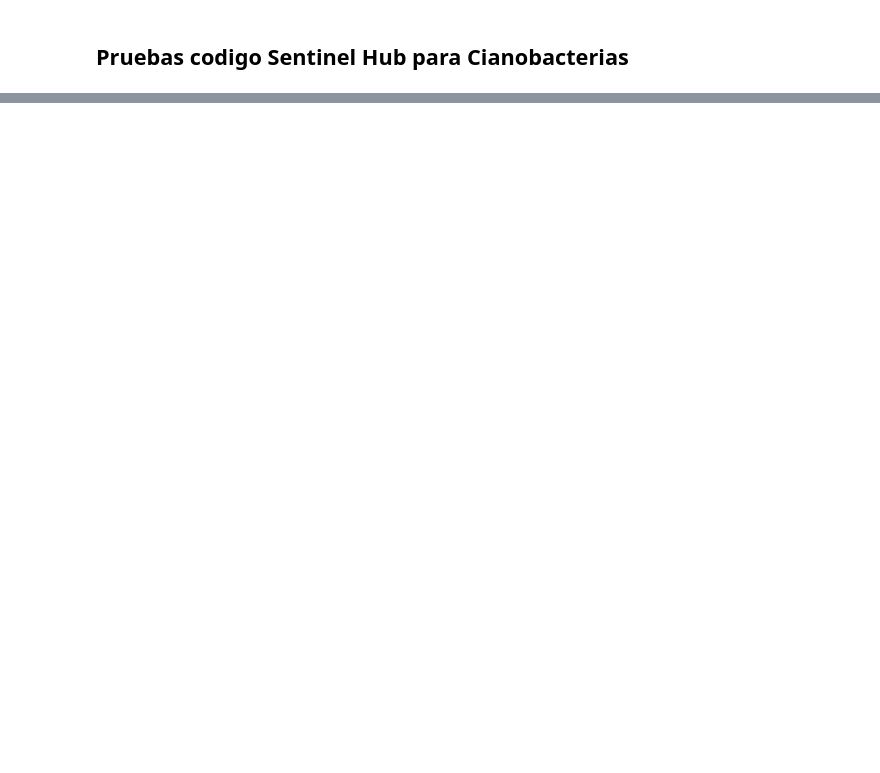
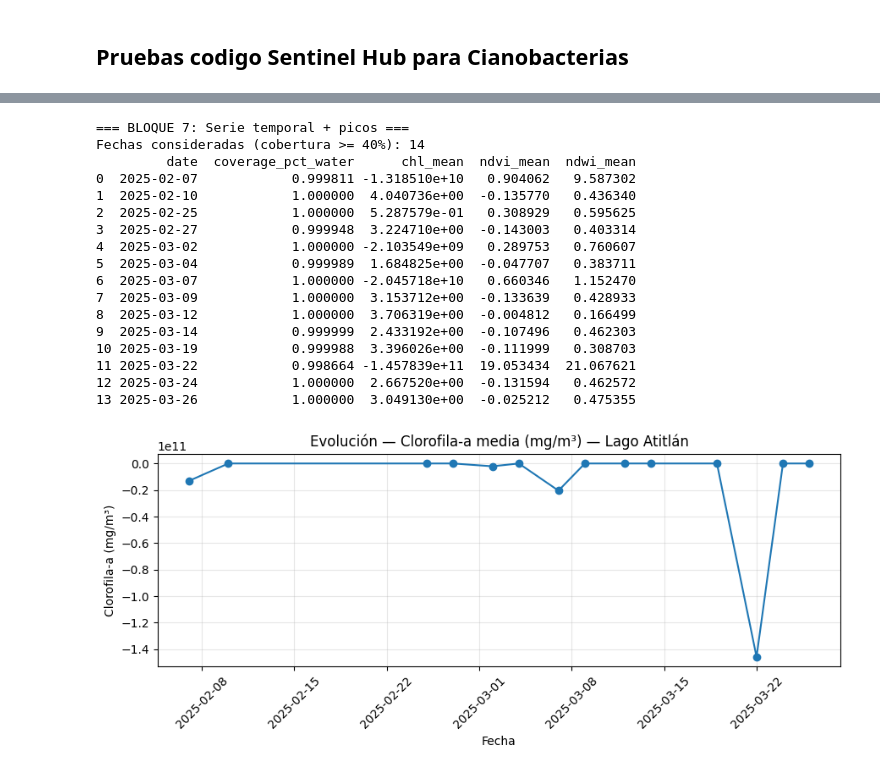
Before and after one commit to SebasJuarez/DS-Collection, a Jupyter notebook: Geoespacial.ipynb, the cells around one changed output, grey strips where cells are left out. Saved outputs shown, nothing was run; the diff lists cells and outputs as text; code cells hidden in the pictures; blank space fills up the shorter version.

```diff
--- a/Geoespacial.ipynb
+++ b/Geoespacial.ipynb
@@ -232,0 +567,20 @@ Authenticated using refresh token.
+# %%
+print("=== BLOQUE 6: Tabla + checks ===")
+df = pd.DataFrame(rows).sort_values("date")
+for col in ["coverage_pct_water","chl_mean","ndvi_mean","ndwi_mean","chl_median","chl_p95","valid_px"]:
+    if col not in df.columns:
+        df[col] = np.nan
+
+print("Primeras filas:")
+print(df.head(5).to_string(index=False))
+
+if "error" in df.columns and df["error"].notna().any():
+    print("\nErrores por fecha:")
+    print(df.loc[df["error"].notna(), ["date","error"]].to_string(index=False))
+else:
+    print("\nSin errores reportados en fechas.")
+
+print("\nResumen cobertura:")
+print(df[["coverage_pct_water"]].describe())
+
+df.to_csv("atitlan_indices_todas_las_fechas.csv", index=False)
@@ -232,0 +605,60 @@ Authenticated using refresh token.
+# %%
+print("=== BLOQUE 7: Serie temporal + picos ===")
+df_good = df[df["coverage_pct_water"].fillna(0) >= COVERAGE_THRESHOLD].copy()
+
+if df_good.empty:
+    print(f"⚠️ No hay fechas con cobertura >= {COVERAGE_THRESHOLD:.0%}. "
+          "Prueba bajar temporalmente el umbral o revisa SCL/fechas.")
+else:
+    print(f"Fechas consideradas (cobertura >= {COVERAGE_THRESHOLD:.0%}): {len(df_good)}")
+    print(df_good[["date","coverage_pct_water","chl_mean","ndvi_mean","ndwi_mean"]])
+
+    df_good.to_csv("atitlan_indices_temporales.csv", index=False)
+
+    plt.figure(figsize=(9,4))
+    plt.plot(df_good["date"], df_good["chl_mean"], marker="o")
+    plt.title("Evolución — Clorofila-a media (mg/m³) — Lago Atitlán")
+    plt.xlabel("Fecha"); plt.ylabel("Clorofila-a (mg/m³)")
+    plt.grid(True, alpha=0.3); plt.xticks(rotation=45); plt.tight_layout()
+    plt.show()
+    plt.savefig("atitlan_serie_chl.png", dpi=200)
+
+    df_good = df_good.sort_values("date")
+    plt.figure(figsize=(9,4))
+    plt.plot(df_good["date"], df_good["chl_mean"], marker="o", label="Diaria")
+    plt.plot(df_good["date"], df_good["chl_mean"].rolling(3, min_periods=1).mean(), label="Media móvil(3)")
+    plt.title("Evolución — Clorofila-a (media móvil)")
+    plt.xlabel("Fecha"); plt.ylabel("Clorofila-a (mg/m³)")
+    plt.grid(True, alpha=0.3); plt.legend(); plt.xticks(rotation=45); plt.tight_layout()
+    plt.show()
+    plt.savefig("atitlan_serie_chl_movil.png", dpi=200)
+
+    plt.figure(figsize=(9,4))
+    plt.plot(df_good["date"], df_good["chl_mean"], marker="o")
+    plt.title("Evolución — Clorofila-a media (mg/m³) — Lago Atitlán")
+    plt.xlabel("Fecha"); plt.ylabel("Clorofila-a (mg/m³)")
+    plt.grid(True, alpha=0.3); plt.xticks(rotation=45); plt.tight_layout()
+    plt.show()
+
+    top_peaks = df_good.nlargest(3, "chl_mean")[["date","chl_mean","coverage_pct_water"]]
+    print("\nTop-3 picos por clorofila media:")
+    print(top_peaks.to_string(index=False))
+# %% [output]
+=== BLOQUE 7: Serie temporal + picos ===
+Fechas consideradas (cobertura >= 40%): 14
+         date  coverage_pct_water      chl_mean  ndvi_mean  ndwi_mean
+0  2025-02-07            0.999811 -1.318510e+10   0.904062   9.587302
+1  2025-02-10            1.000000  4.040736e+00  -0.135770   0.436340
+2  2025-02-25            1.000000  5.287579e-01   0.308929   0.595625
+3  2025-02-27            0.999948  3.224710e+00  -0.143003   0.403314
+4  2025-03-02            1.000000 -2.103549e+09   0.289753   0.760607
+5  2025-03-04            0.999989  1.684825e+00  -0.047707   0.383711
+6  2025-03-07            1.000000 -2.045718e+10   0.660346   1.152470
+7  2025-03-09            1.000000  3.153712e+00  -0.133639   0.428933
+8  2025-03-12            1.000000  3.706319e+00  -0.004812   0.166499
+9  2025-03-14            0.999999  2.433192e+00  -0.107496   0.462303
+10 2025-03-19            0.999988  3.396026e+00  -0.111999   0.308703
+11 2025-03-22            0.998664 -1.457839e+11  19.053434  21.067621
+12 2025-03-24            1.000000  2.667520e+00  -0.131594   0.462572
+13 2025-03-26            1.000000  3.049130e+00  -0.025212   0.475355
+[figure, added]
```
Also changed, not shown: parts of 16 cells of this notebook, 4 other files.
